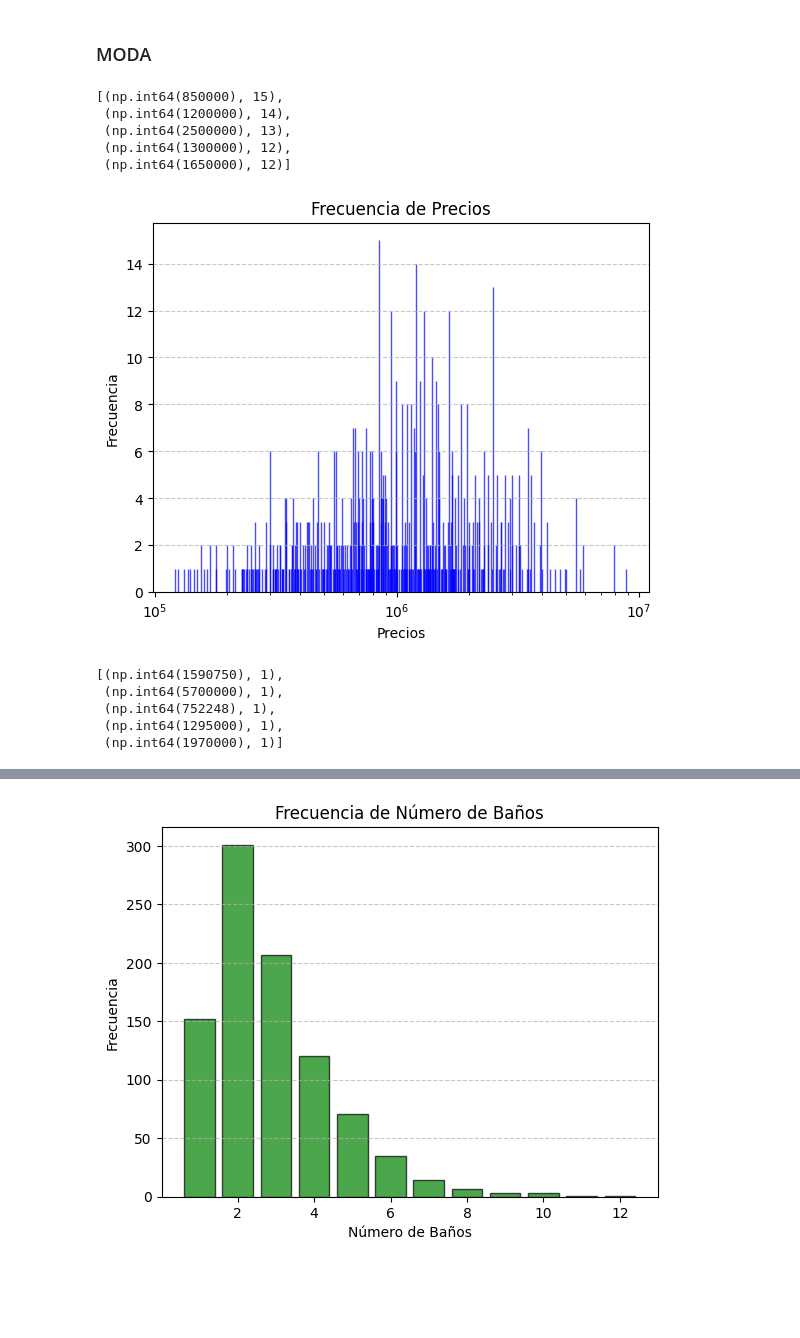
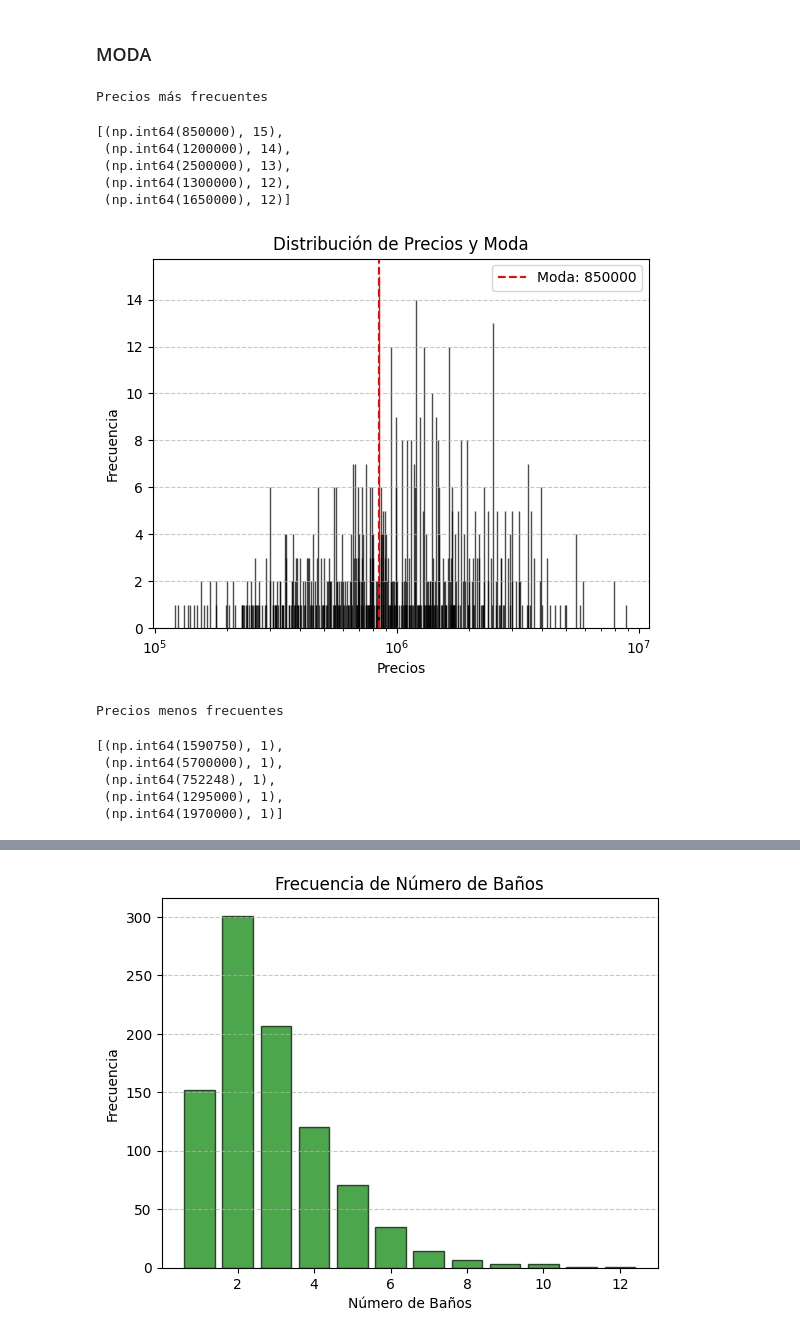
Before and after one commit to mplazap/Bootcamp_ejercicios, a Jupyter notebook: Tema 2 - Matematicas y Estadistica/Ejercicio evaluable (19-12-2024)/M2 - Marino Plaza.ipynb, the cells around one changed output, grey strips where cells are left out. Saved outputs shown, nothing was run; the diff lists cells and outputs as text; code cells hidden in the pictures; blank space fills up the shorter version.

```diff
--- a/Tema 2 - Matematicas y Estadistica/Ejercicio evaluable (19-12-2024)/M2 - Marino Plaza.ipynb
+++ b/Tema 2 - Matematicas y Estadistica/Ejercicio evaluable (19-12-2024)/M2 - Marino Plaza.ipynb
@@ -522,33 +522,44 @@ cont_price = Counter(price)
 cont_price.items()
 
 # Precios más frecuentes
+print("Precios más frecuentes")
 cont_price.most_common(5)
 # %% [output]
-[(np.int64(850000), 15),
- (np.int64(1200000), 14),
- (np.int64(2500000), 13),
- (np.int64(1300000), 12),
- (np.int64(1650000), 12)]
+Precios más frecuentes
+[(np.int64(850000), 15),
+ (np.int64(1200000), 14),
+ (np.int64(2500000), 13),
+ (np.int64(1300000), 12),
+ (np.int64(1650000), 12)]
 # %%
-plt.bar(precios, frecuencias, color="skyblue", edgecolor="blue", alpha=0.7)
+precios = list(cont_price.keys())
+frecuencias = list(cont_price.values())
 
+# Calcular la moda (valor más frecuente)
+moda = max(cont_price.items(), key=lambda x: x[1])[0]
+
+plt.bar(precios, frecuencias, color="skyblue", edgecolor="black", alpha=0.7)
+plt.axvline(moda, color="red", linestyle="--", label=f"Moda: {moda}")
 plt.xscale('log')
 
-plt.title("Frecuencia de Precios")
+plt.title("Distribución de Precios y Moda")
 plt.xlabel("Precios")
 plt.ylabel("Frecuencia")
+plt.legend()
 plt.grid(axis="y", linestyle="--", alpha=0.7)
 
 plt.show()
 # %% [output]
-[figure, old version]
+[figure, new version]
 # %%
 # Precios menos frecuentes
 cont_price_min = sorted(cont_price.items(), key = lambda item: item[1])
+print("Precios menos frecuentes")
 cont_price_min [:5]
 # %% [output]
-[(np.int64(1590750), 1),
- (np.int64(5700000), 1),
- (np.int64(752248), 1),
- (np.int64(1295000), 1),
- (np.int64(1970000), 1)]
+Precios menos frecuentes
+[(np.int64(1590750), 1),
+ (np.int64(5700000), 1),
+ (np.int64(752248), 1),
+ (np.int64(1295000), 1),
+ (np.int64(1970000), 1)]
```
Also changed, not shown: parts of 12 cells of this notebook.
